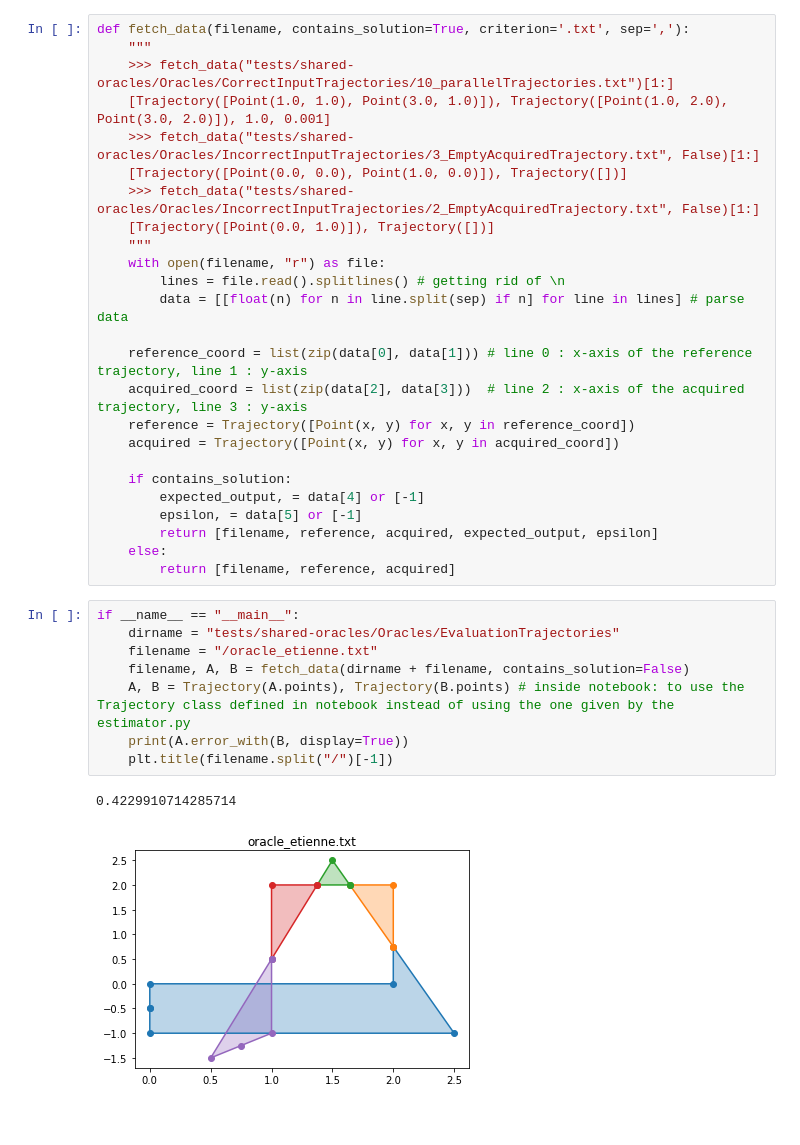
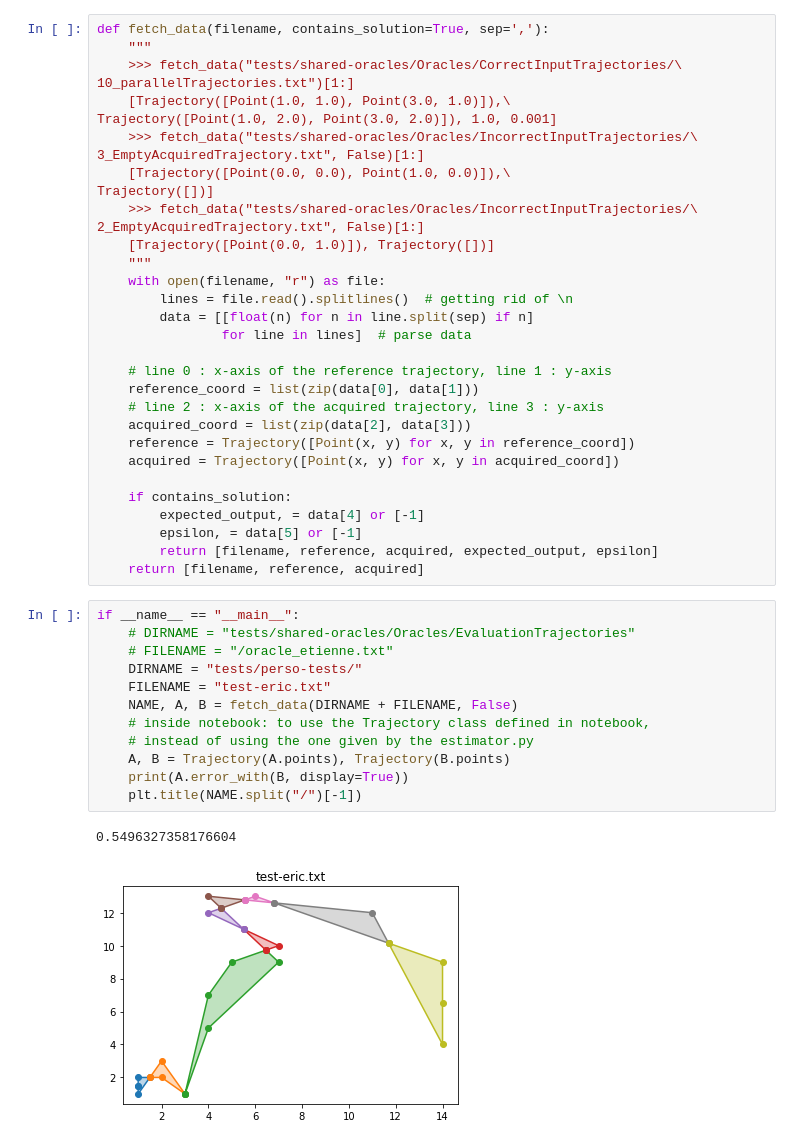
Before and after one commit to JulienNonin/error-btw-trajectories, a Jupyter notebook: trajectories_error/estimator.ipynb, the cells around one changed output. Drawn from its saved outputs; the diff is of its cells as text.

```diff
--- a/trajectories_error/estimator.ipynb
+++ b/trajectories_error/estimator.ipynb
@@ -262,20 +381,28 @@ class Trajectory():
         return error / self.length
 # %%
-def fetch_data(filename, contains_solution=True, criterion='.txt', sep=','):
+def fetch_data(filename, contains_solution=True, sep=','):
     """
-    >>> fetch_data("tests/shared-oracles/Oracles/CorrectInputTrajectories/10_parallelTrajectories.txt")[1:]
-    [Trajectory([Point(1.0, 1.0), Point(3.0, 1.0)]), Trajectory([Point(1.0, 2.0), Point(3.0, 2.0)]), 1.0, 0.001]
-    >>> fetch_data("tests/shared-oracles/Oracles/IncorrectInputTrajectories/3_EmptyAcquiredTrajectory.txt", False)[1:]
-    [Trajectory([Point(0.0, 0.0), Point(1.0, 0.0)]), Trajectory([])]
-    >>> fetch_data("tests/shared-oracles/Oracles/IncorrectInputTrajectories/2_EmptyAcquiredTrajectory.txt", False)[1:]
+    >>> fetch_data("tests/shared-oracles/Oracles/CorrectInputTrajectories/\
+10_parallelTrajectories.txt")[1:]
+    [Trajectory([Point(1.0, 1.0), Point(3.0, 1.0)]),\
+Trajectory([Point(1.0, 2.0), Point(3.0, 2.0)]), 1.0, 0.001]
+    >>> fetch_data("tests/shared-oracles/Oracles/IncorrectInputTrajectories/\
+3_EmptyAcquiredTrajectory.txt", False)[1:]
+    [Trajectory([Point(0.0, 0.0), Point(1.0, 0.0)]),\
+Trajectory([])]
+    >>> fetch_data("tests/shared-oracles/Oracles/IncorrectInputTrajectories/\
+2_EmptyAcquiredTrajectory.txt", False)[1:]
     [Trajectory([Point(0.0, 1.0)]), Trajectory([])]
     """
     with open(filename, "r") as file:
-        lines = file.read().splitlines() # getting rid of \n
-        data = [[float(n) for n in line.split(sep) if n] for line in lines] # parse data
+        lines = file.read().splitlines()  # getting rid of \n
+        data = [[float(n) for n in line.split(sep) if n]
+                for line in lines]  # parse data
 
-    reference_coord = list(zip(data[0], data[1])) # line 0 : x-axis of the reference trajectory, line 1 : y-axis
-    acquired_coord = list(zip(data[2], data[3]))  # line 2 : x-axis of the acquired trajectory, line 3 : y-axis
+    # line 0 : x-axis of the reference trajectory, line 1 : y-axis
+    reference_coord = list(zip(data[0], data[1]))
+    # line 2 : x-axis of the acquired trajectory, line 3 : y-axis
+    acquired_coord = list(zip(data[2], data[3]))
     reference = Trajectory([Point(x, y) for x, y in reference_coord])
     acquired = Trajectory([Point(x, y) for x, y in acquired_coord])
 
@@ -283,16 +410,19 @@ def fetch_data(filename, contains_solution=True, criterion='.txt', sep=','):
         expected_output, = data[4] or [-1]
         epsilon, = data[5] or [-1]
         return [filename, reference, acquired, expected_output, epsilon]
-    else:
-        return [filename, reference, acquired]
+    return [filename, reference, acquired]
 # %%
 if __name__ == "__main__":
-    dirname = "tests/shared-oracles/Oracles/EvaluationTrajectories"
-    filename = "/oracle_etienne.txt"
-    filename, A, B = fetch_data(dirname + filename, contains_solution=False)
-    A, B = Trajectory(A.points), Trajectory(B.points) # inside notebook: to use the Trajectory class defined in notebook instead of using the one given by the estimator.py
+    # DIRNAME = "tests/shared-oracles/Oracles/EvaluationTrajectories"
+    # FILENAME = "/oracle_etienne.txt"
+    DIRNAME = "tests/perso-tests/"
+    FILENAME = "test-eric.txt"
+    NAME, A, B = fetch_data(DIRNAME + FILENAME, False)
+    # inside notebook: to use the Trajectory class defined in notebook,
+    # instead of using the one given by the estimator.py
+    A, B = Trajectory(A.points), Trajectory(B.points)
     print(A.error_with(B, display=True))
-    plt.title(filename.split("/")[-1])
+    plt.title(NAME.split("/")[-1])
 # %% [output]
-0.4229910714285714
+0.5496327358176604
-[figure, old version]
+[figure, new version]
```
Also changed, not shown: parts of 7 cells of this notebook, 2 other files.
